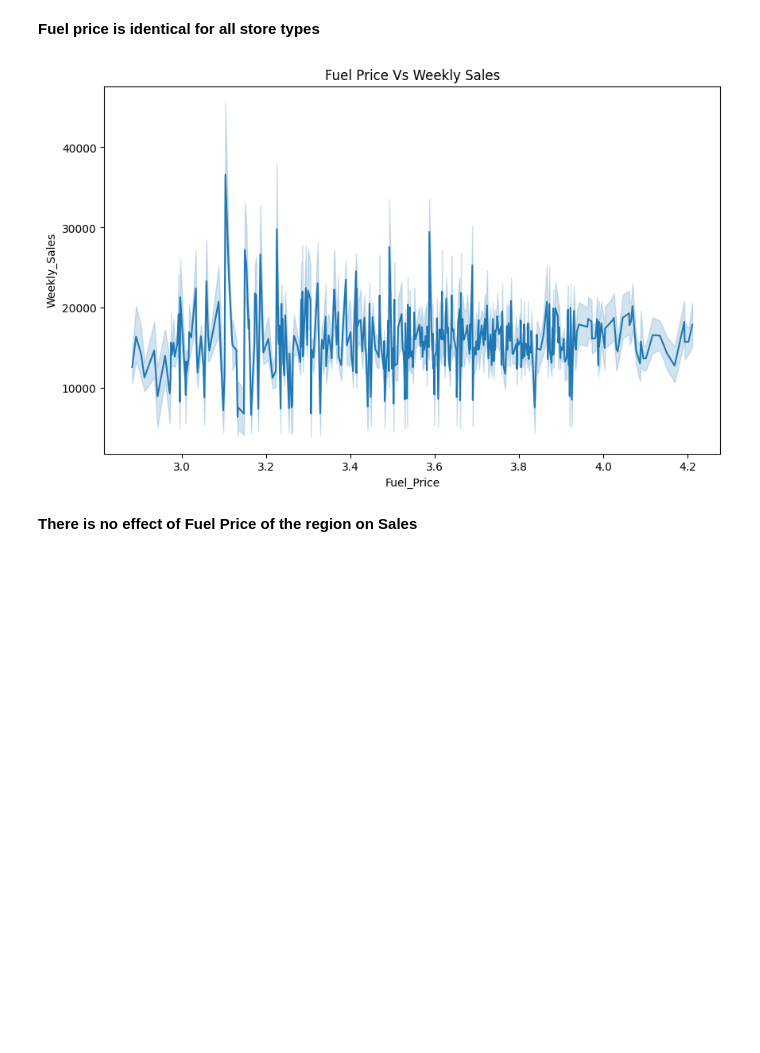
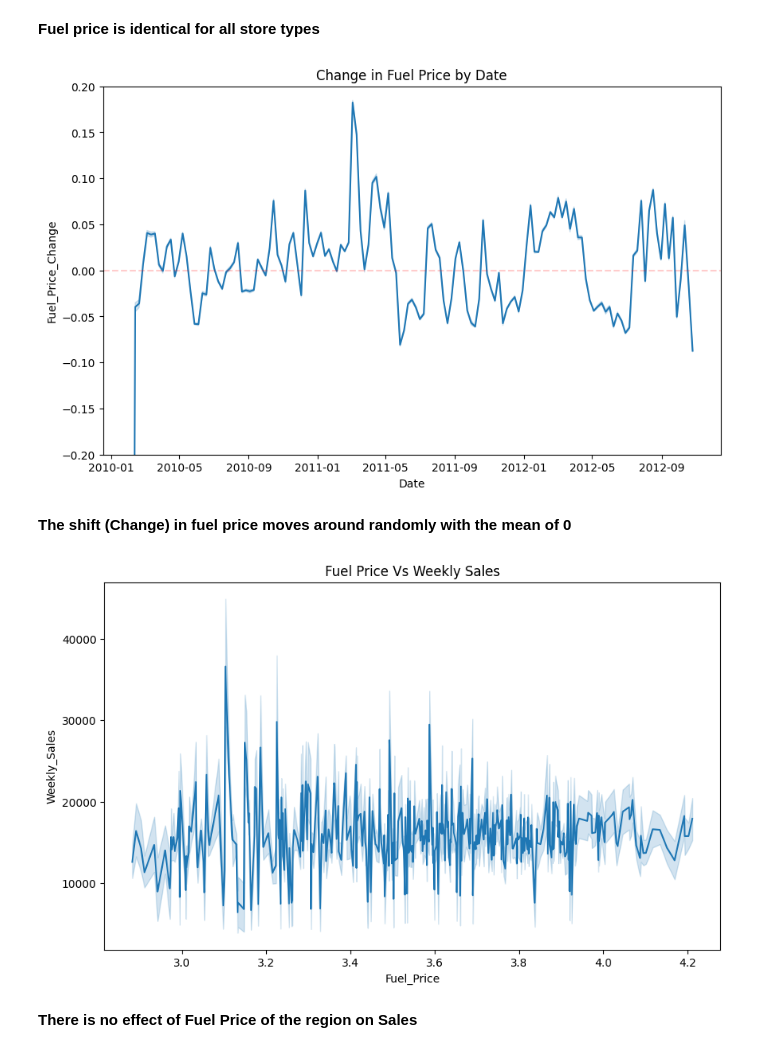
Before and after one commit to Neeraj-Prakash/Sales-Forecast-Time-Series-Analysis, a Jupyter notebook: 01 - EDA.ipynb, the cells around one changed output. Saved outputs shown, nothing was run; the diff lists cells and outputs as text; code cells hidden in the pictures; blank space fills up the shorter version.

Commit message:
added shift in fuel price analysis

```diff
--- a/01 - EDA.ipynb
+++ b/01 - EDA.ipynb
@@ -321,6 +321,22 @@ plt.show()
 [figure]
 # %% [markdown]
 **Fuel price is identical for all store types**
+# %%
+pdf['Fuel_Price_Change'] = pdf['Fuel_Price'].rolling(window=2).apply(lambda x: x.iloc[1] - x.iloc[0]).fillna(0)
+# %%
+plt.figure(figsize=(10,6))
+sns.lineplot(data=pdf,
+             x='Date',
+             y='Fuel_Price_Change',
+             #hue='Type',
+            ).set_title('Change in Fuel Price by Date')
+plt.axhline(pdf['Fuel_Price_Change'].mean(), color='r', alpha=0.2, linestyle='--')
+plt.ylim(-0.2, 0.2)
+plt.show()
+# %% [output]
+[figure, added]
+# %% [markdown]
+**The shift (Change) in fuel price moves around randomly with the mean of 0**
 # %%
 plt.figure(figsize=(10,6))
 sns.lineplot(data=pdf.loc[(pdf.index >'2011-01-01') & (pdf.index<'2011-12-31')],
@@ -329,7 +345,7 @@ sns.lineplot(data=pdf.loc[(pdf.index >'2011-01-01') & (pdf.index<'2011-12-31')],
             ).set_title('Fuel Price Vs Weekly Sales')
 plt.show()
 # %% [output]
-[figure, old version]
+[figure, new version]
 # %% [markdown]
 **There is no effect of Fuel Price of the region on Sales**
 # %%
```
